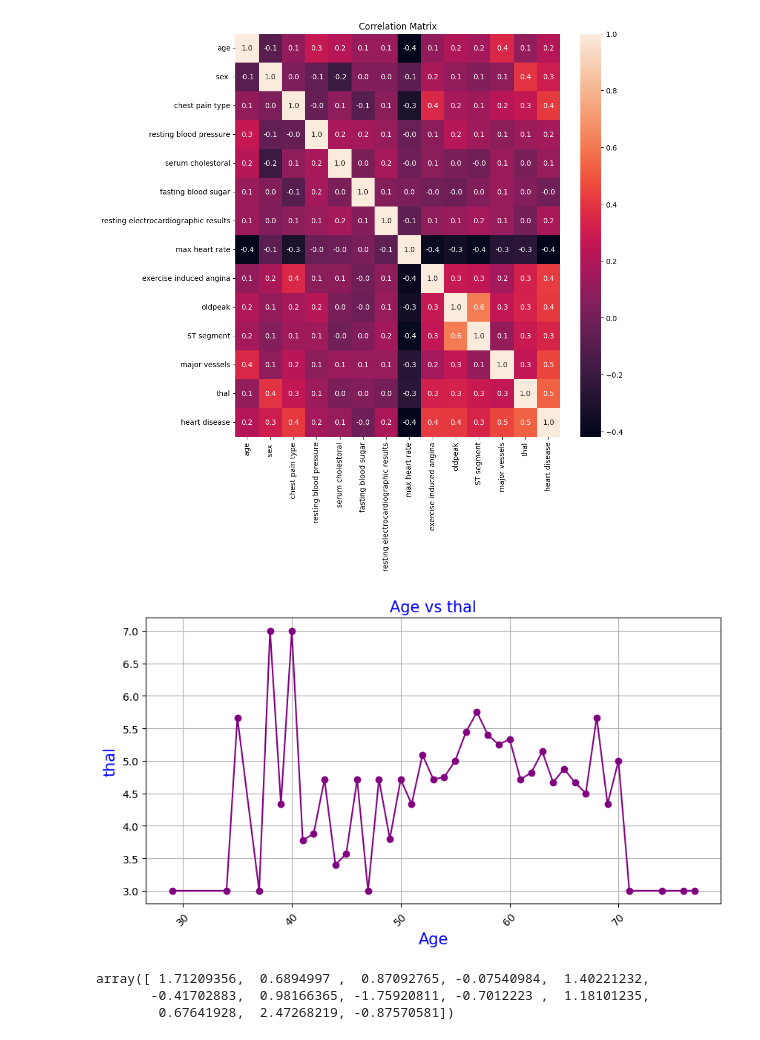
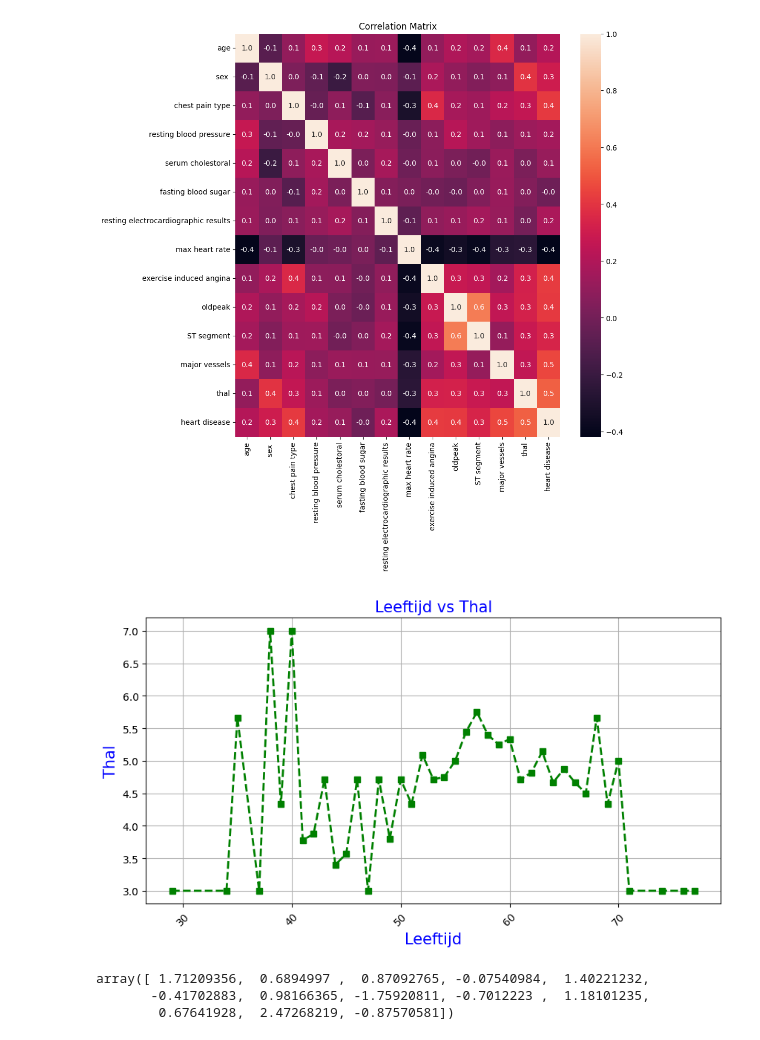
Before and after one commit to MasterWazzani/Thesis_Project_2025_heartdisease, a Jupyter notebook: HeartDisease.ipynb, the cells around one changed output. Drawn from its saved outputs; the diff is of its cells as text; code cells hidden in the pictures.

```diff
--- a/HeartDisease.ipynb
+++ b/HeartDisease.ipynb
@@ -176,26 +181,28 @@ plt.show()
 # %% [output]
 [figure]
 # %%
+import matplotlib.pyplot as plt
+
 # thal per age
-age_unique = sorted(data.age.unique())
-age_thal_values = data.groupby('age')['thal'].count().values
+age_unique = sorted(df.age.unique())
+age_thal_values = df.groupby('age')['thal'].count().values
 mean_thal = []
 for i, age in enumerate(age_unique):
-    mean_thal.append(sum(data[data['age'] == age].thal) / age_thal_values[i])
+    mean_thal.append(sum(df[df['age'] == age].thal) / age_thal_values[i])
 
 # maken van een line plot
 plt.figure(figsize=(10, 5))
-plt.plot(age_unique, mean_thal, marker='o', color='purple', linestyle='-')
+plt.plot(age_unique, mean_thal, marker='s', color='green', linestyle='--', linewidth=2)
 
-plt.xlabel('Age', fontsize=15, color='blue')
+plt.xlabel('Leeftijd', fontsize=15, color='blue')
 plt.xticks(rotation=45)
-plt.ylabel('thal', fontsize=15, color='blue')
-plt.title('Age vs thal', fontsize=15, color='blue')
+plt.ylabel('Thal', fontsize=15, color='blue')
+plt.title('Leeftijd vs Thal', fontsize=15, color='blue')
 plt.grid()
 
 plt.show()
 # %% [output]
-[figure, old version]
+[figure, new version]
 # %%
 from keras.utils import to_categorical
 
```
Also changed, not shown: parts of 14 cells of this notebook.
